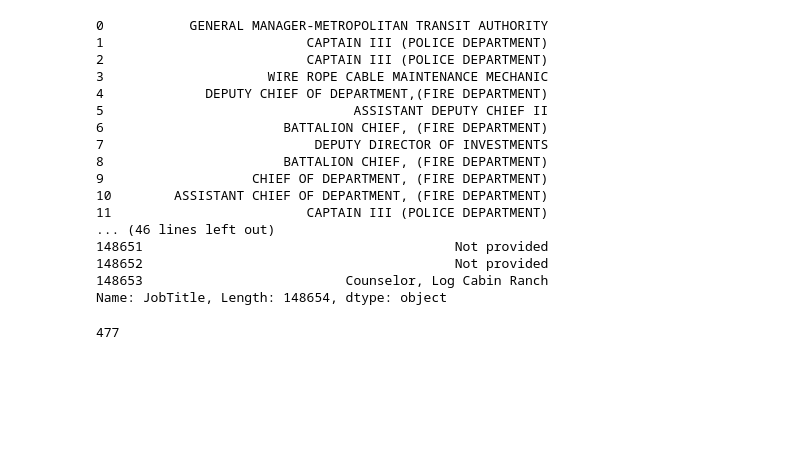
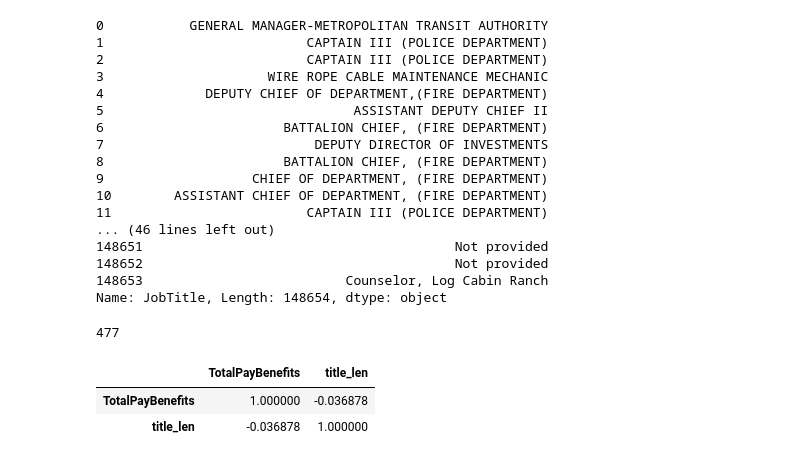
Before and after one commit to tedyeung/Python-, a Jupyter notebook: Pandas/Pandas_Exercises.ipynb, the cells around one changed output. Drawn from its saved outputs; the diff is of its cells as text; code cells hidden in the pictures; blank space fills up the shorter version.

```diff
--- a/Pandas/Pandas_Exercises.ipynb
+++ b/Pandas/Pandas_Exercises.ipynb
@@ -287,0 +290,8 @@ sum(data['JobTitle'].apply(lambda x: chief(x)))
+# %%
+data['title_len'] = data['JobTitle'].apply(len)
+# %%
+data[['TotalPayBenefits', 'JobTitle', 'title_len']].corr()
+# %% [output]
+|  | TotalPayBenefits | title_len |
+| TotalPayBenefits | 1.000000 | -0.036878 |
+| title_len | -0.036878 | 1.000000 |
```
Also changed, not shown: parts of 1 cell of this notebook.
